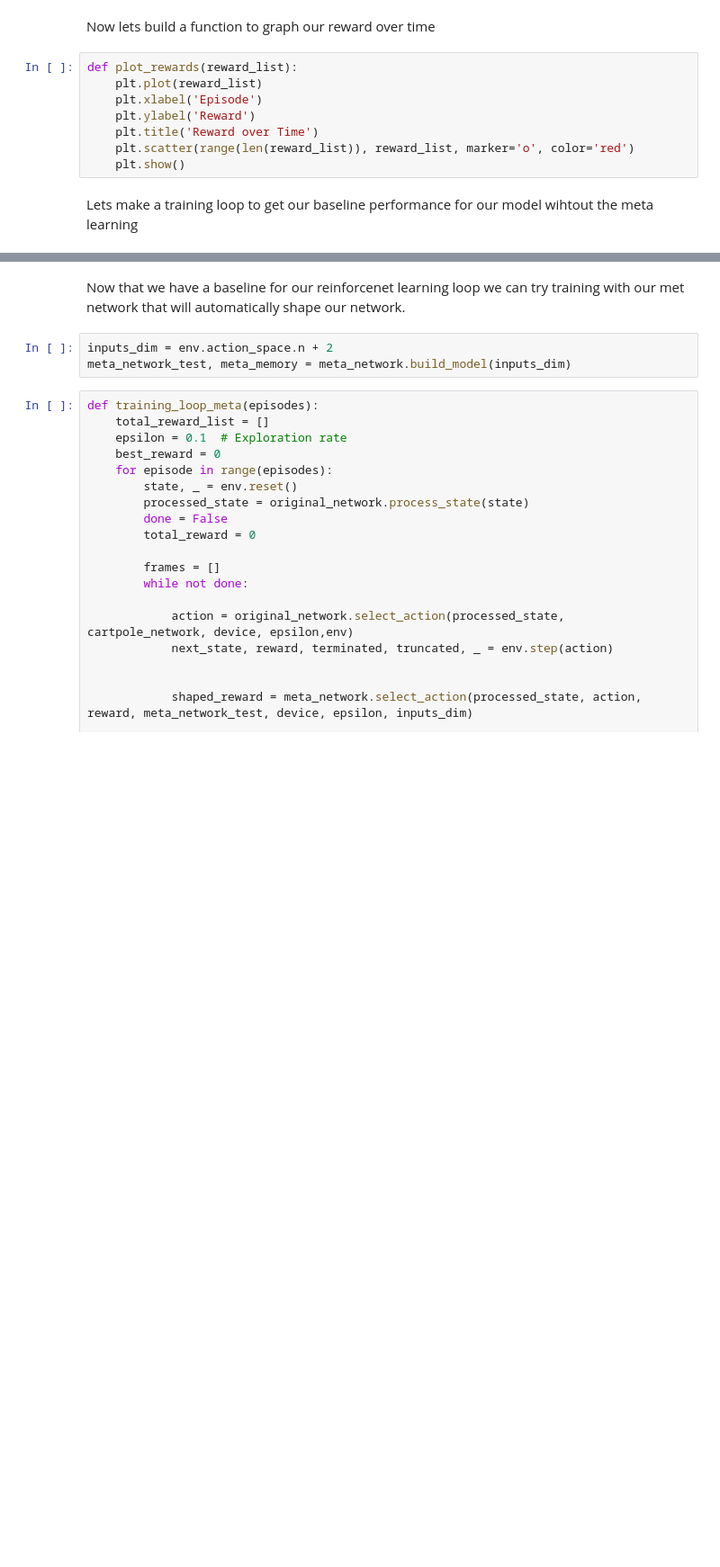
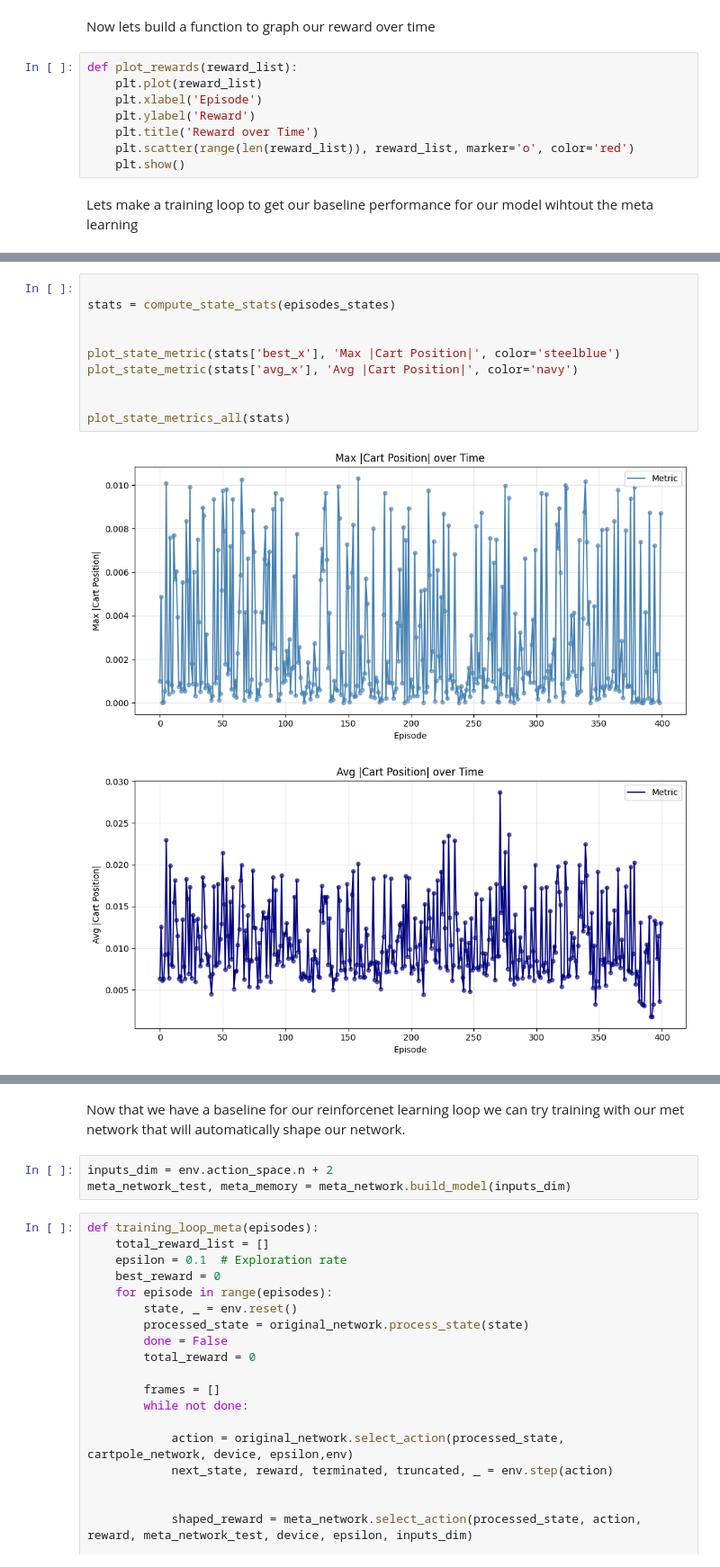
Before and after one commit to johntomlinsonn/learning-to-learn, a Jupyter notebook: cartpole-implementation/implementation.ipynb, the cells around one changed output, grey strips where cells are left out. Shown: that part at 90% size. Cells and saved outputs as stored; diff of their text form; blank space fills up the shorter version.

```diff
--- a/cartpole-implementation/implementation.ipynb
+++ b/cartpole-implementation/implementation.ipynb
@@ -113,0 +192,13 @@ NameError: name 'rewards' is not defined
+# %%
+
+stats = compute_state_stats(episodes_states)
+
+
+plot_state_metric(stats['best_x'], 'Max |Cart Position|', color='steelblue')
+plot_state_metric(stats['avg_x'], 'Avg |Cart Position|', color='navy')
+
+
+plot_state_metrics_all(stats)
+# %% [output]
+[figure, added]
+[figure, added]
```
Also changed, not shown: parts of 6 cells of this notebook.
